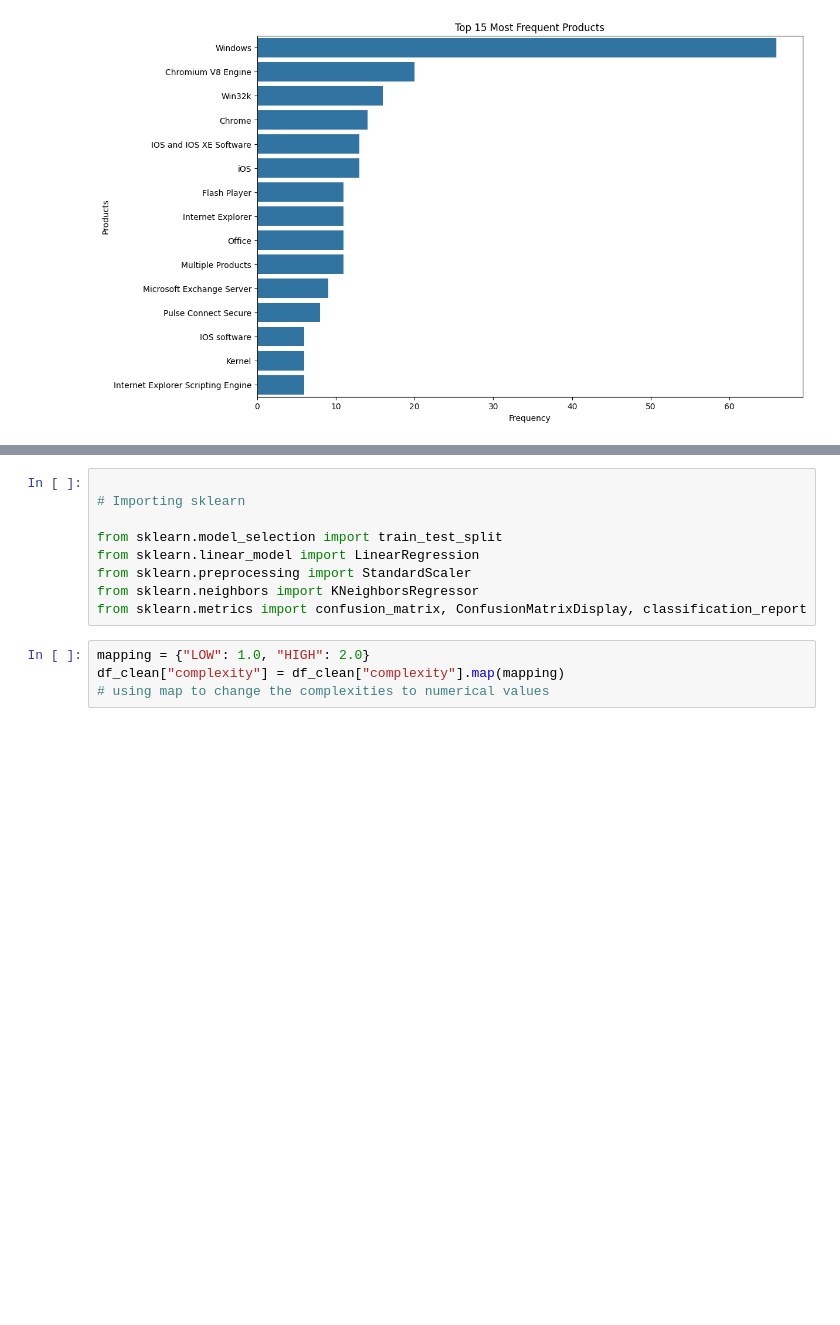
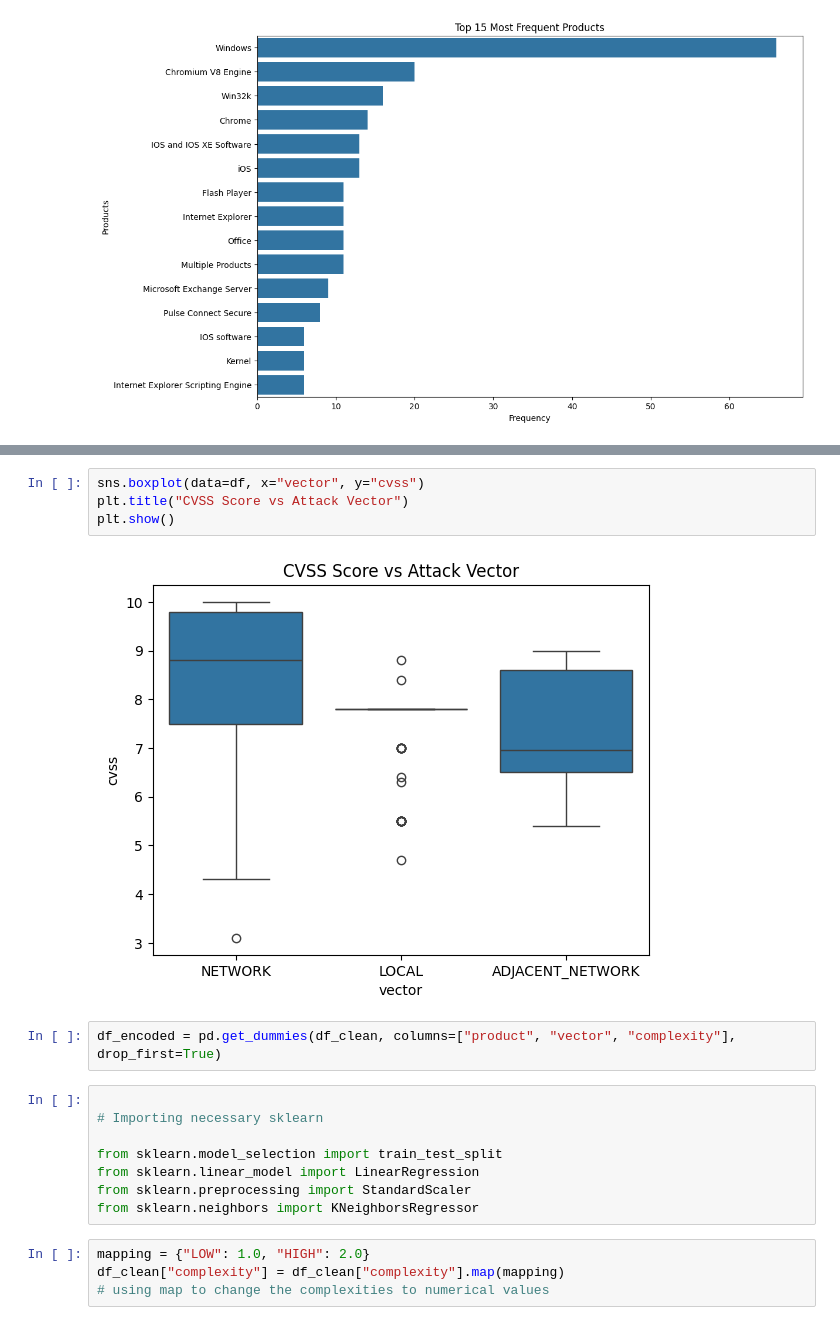
Before and after one commit to S10241798/AITT, a Jupyter notebook: AITT Assignment.ipynb, the cells around one changed output, grey strips where cells are left out. Cells and saved outputs as stored; diff of their text form; blank space fills up the shorter version.

```diff
--- a/AITT Assignment.ipynb
+++ b/AITT Assignment.ipynb
@@ -249,12 +261,19 @@ plt.show()
+# %%
+sns.boxplot(data=df, x="vector", y="cvss")
+plt.title("CVSS Score vs Attack Vector")
+plt.show()
+# %% [output]
+[figure, added]
+# %%
+df_encoded = pd.get_dummies(df_clean, columns=["product", "vector", "complexity"], drop_first=True)
 # %%
 
-# Importing sklearn
+# Importing necessary sklearn
 
 from sklearn.model_selection import train_test_split
 from sklearn.linear_model import LinearRegression
 from sklearn.preprocessing import StandardScaler
 from sklearn.neighbors import KNeighborsRegressor
-from sklearn.metrics import confusion_matrix, ConfusionMatrixDisplay, classification_report
 # %%
 mapping = {"LOW": 1.0, "HIGH": 2.0}
 df_clean["complexity"] = df_clean["complexity"].map(mapping)
```
Also changed, not shown: parts of 16 cells of this notebook.
